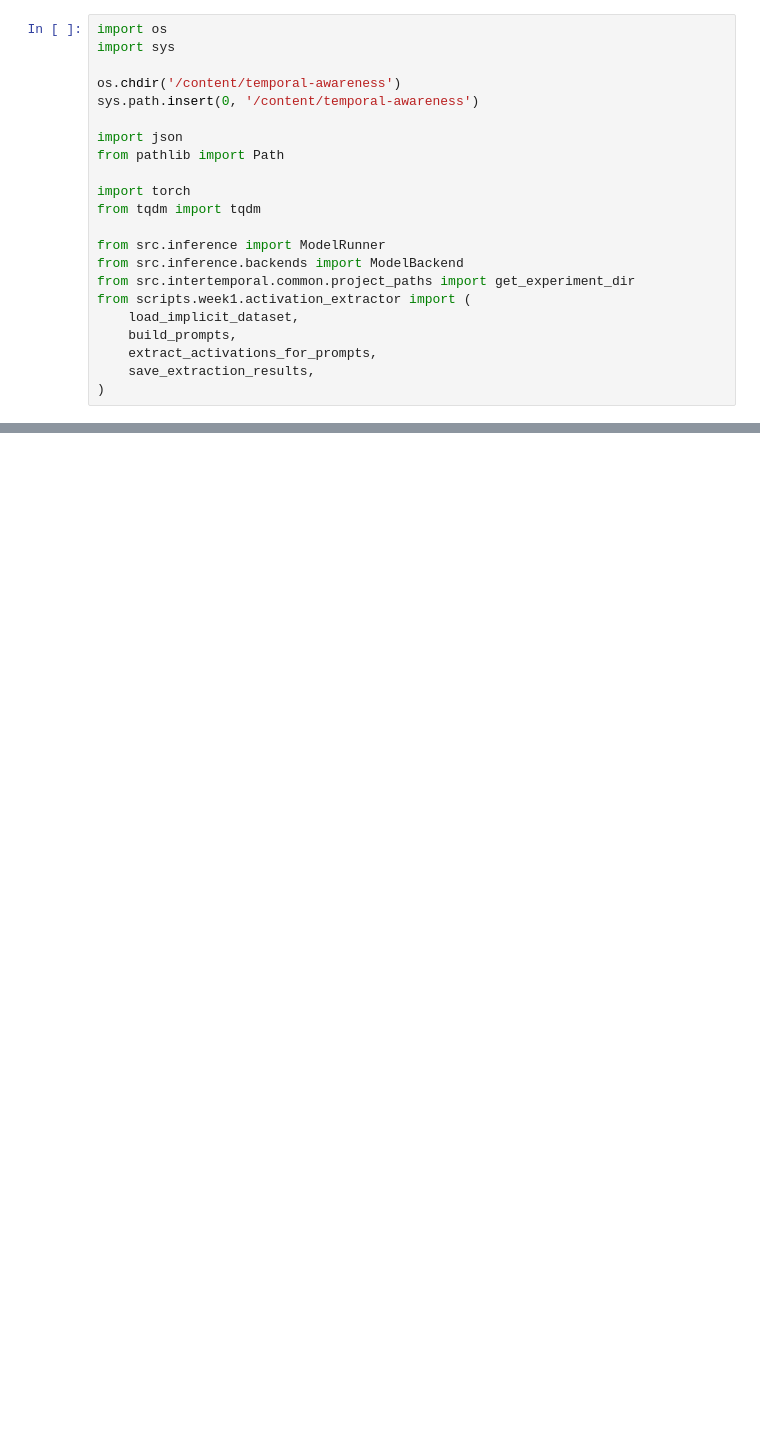
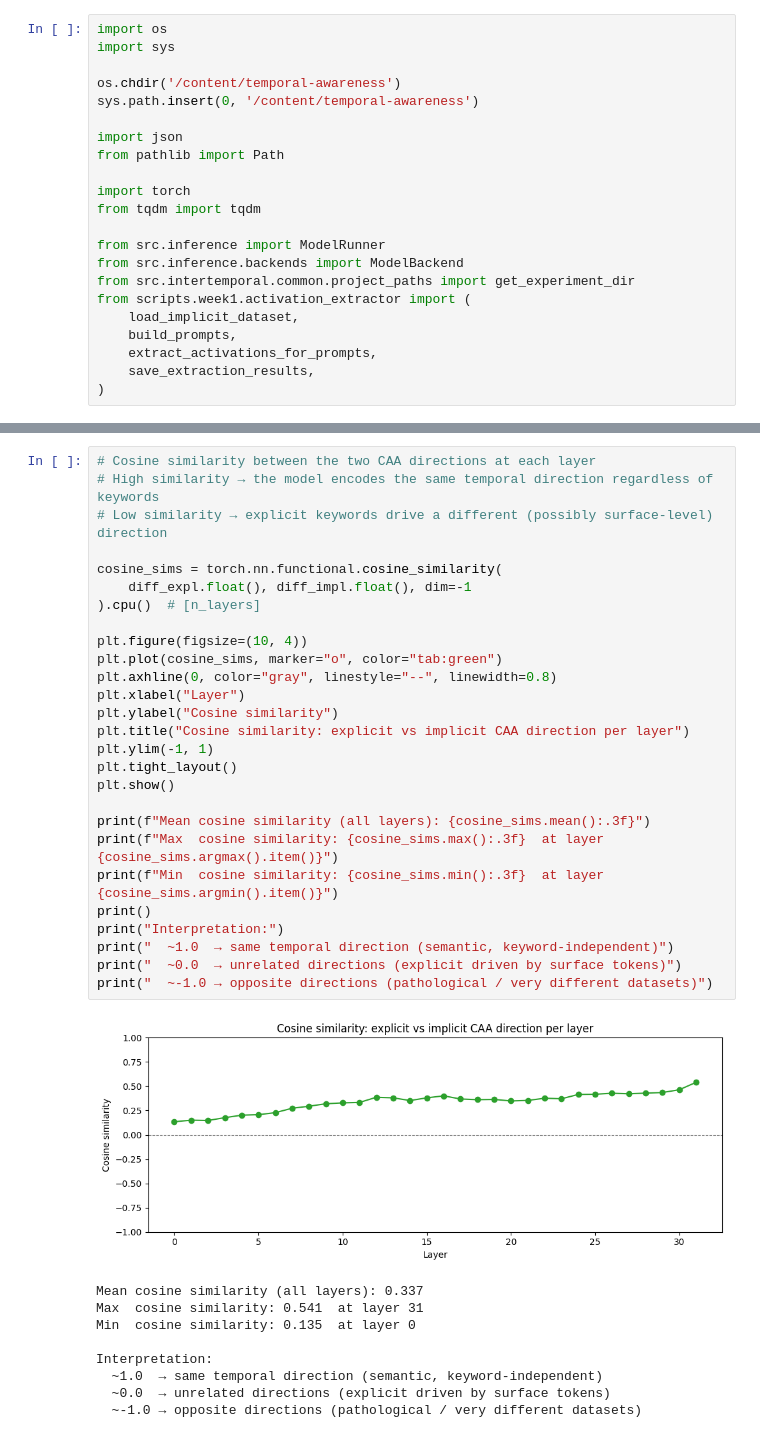
Before and after one commit to Avi161/temporal-awareness, a Jupyter notebook: notebooks/01_week1_activation_extraction.ipynb, the cells around one changed output, grey strips where cells are left out. Drawn from its saved outputs; the diff is of its cells as text; blank space fills up the shorter version.

```diff
--- a/notebooks/01_week1_activation_extraction.ipynb
+++ b/notebooks/01_week1_activation_extraction.ipynb
@@ -144,0 +367,37 @@ print(f"Peak CAA magnitude at layer {peak_layer} (of {runner.n_layers})")
+# %%
+# Cosine similarity between the two CAA directions at each layer
+# High similarity → the model encodes the same temporal direction regardless of keywords
+# Low similarity → explicit keywords drive a different (possibly surface-level) direction
+
+cosine_sims = torch.nn.functional.cosine_similarity(
+    diff_expl.float(), diff_impl.float(), dim=-1
+).cpu()  # [n_layers]
+
+plt.figure(figsize=(10, 4))
+plt.plot(cosine_sims, marker="o", color="tab:green")
+plt.axhline(0, color="gray", linestyle="--", linewidth=0.8)
+plt.xlabel("Layer")
+plt.ylabel("Cosine similarity")
+plt.title("Cosine similarity: explicit vs implicit CAA direction per layer")
+plt.ylim(-1, 1)
+plt.tight_layout()
+plt.show()
+
+print(f"Mean cosine similarity (all layers): {cosine_sims.mean():.3f}")
+print(f"Max  cosine similarity: {cosine_sims.max():.3f}  at layer {cosine_sims.argmax().item()}")
+print(f"Min  cosine similarity: {cosine_sims.min():.3f}  at layer {cosine_sims.argmin().item()}")
+print()
+print("Interpretation:")
+print("  ~1.0  → same temporal direction (semantic, keyword-independent)")
+print("  ~0.0  → unrelated directions (explicit driven by surface tokens)")
+print("  ~-1.0 → opposite directions (pathological / very different datasets)")
+# %% [output]
+[figure, added]
+Mean cosine similarity (all layers): 0.337
+Max  cosine similarity: 0.541  at layer 31
+Min  cosine similarity: 0.135  at layer 0
+
+Interpretation:
+  ~1.0  → same temporal direction (semantic, keyword-independent)
+  ~0.0  → unrelated directions (explicit driven by surface tokens)
+  ~-1.0 → opposite directions (pathological / very different datasets)
```
Also changed, not shown: parts of 28 cells of this notebook, 1 other file.
